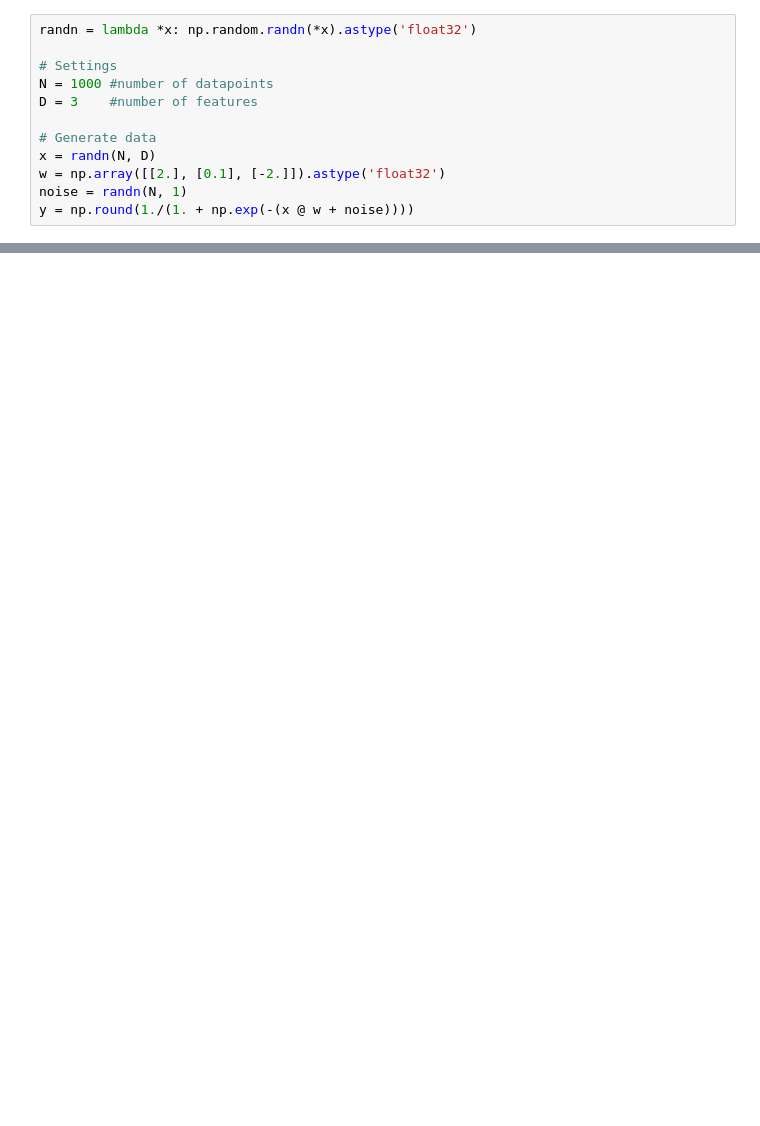
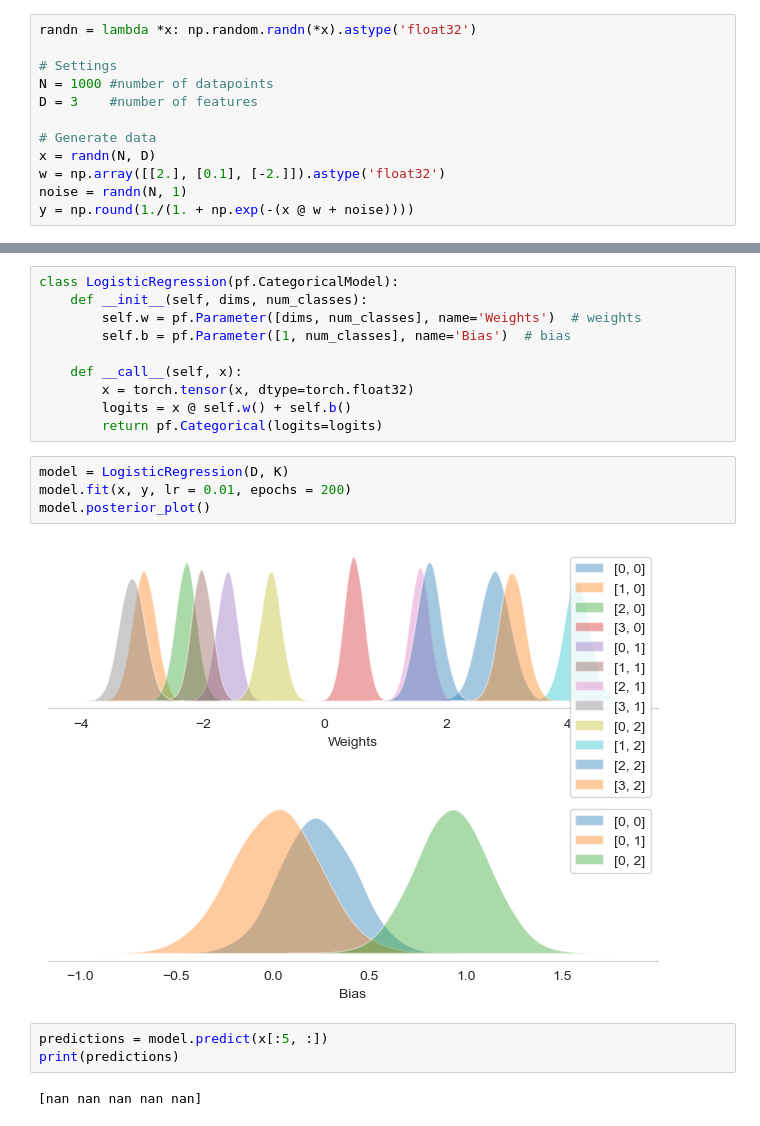
Before and after one commit to Tommylee1013/BayesianModeling, a Jupyter notebook: Notes/LogisticRegression.ipynb, the cells around one changed output, grey strips where cells are left out. Cells and saved outputs as stored; diff of their text form; blank space fills up the shorter version.

```diff
--- a/Notes/LogisticRegression.ipynb
+++ b/Notes/LogisticRegression.ipynb
@@ -37,0 +74,21 @@ for i in range(D) :
+# %%
+class LogisticRegression(pf.CategoricalModel):
+    def __init__(self, dims, num_classes):
+        self.w = pf.Parameter([dims, num_classes], name='Weights')  # weights
+        self.b = pf.Parameter([1, num_classes], name='Bias')  # bias
+
+    def __call__(self, x):
+        x = torch.tensor(x, dtype=torch.float32)
+        logits = x @ self.w() + self.b()
+        return pf.Categorical(logits=logits)
+# %%
+model = LogisticRegression(D, K)
+model.fit(x, y, lr = 0.01, epochs = 200)
+model.posterior_plot()
+# %% [output]
+[figure, added]
+# %%
+predictions = model.predict(x[:5, :])
+print(predictions)
+# %% [output]
+[nan nan nan nan nan]
```
Also changed, not shown: parts of 9 cells of this notebook, 1 other file.
